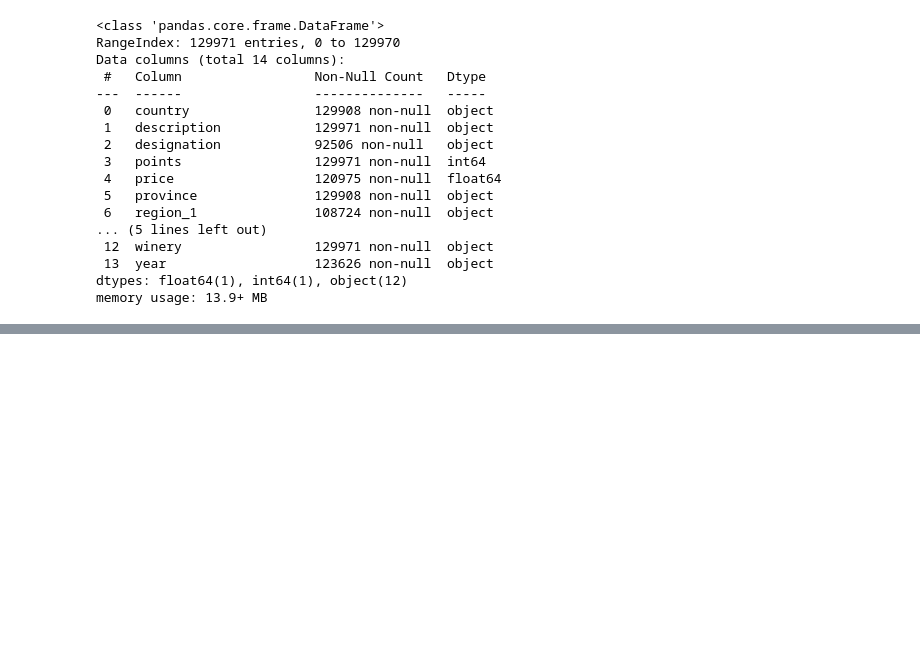
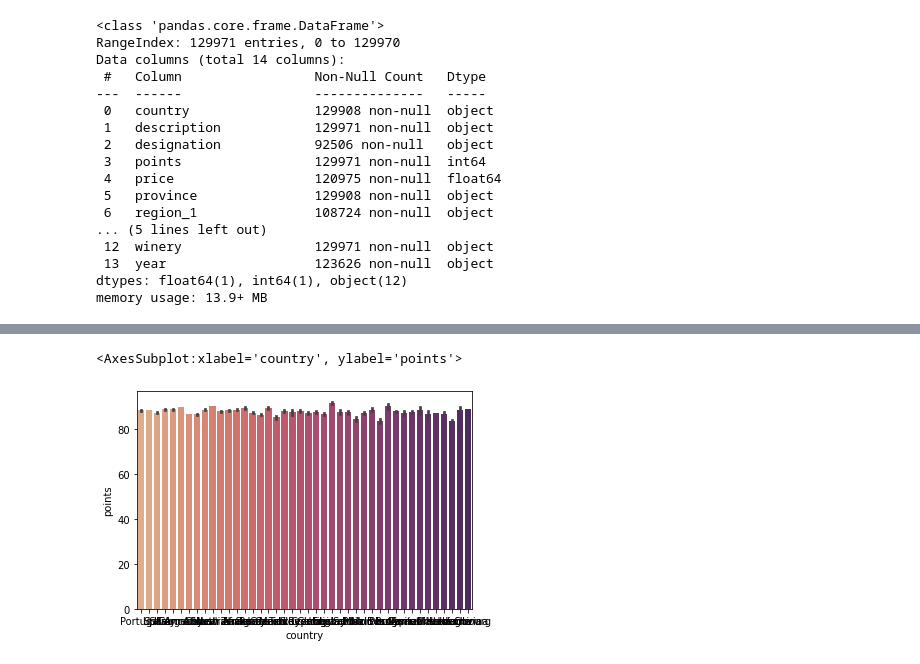
Before and after one commit to whitneyshine/austin_project, a Jupyter notebook: Wine_Ratings.ipynb, the cells around one changed output, grey strips where cells are left out. Cells and saved outputs as stored; diff of their text form; code cells hidden in the pictures; blank space fills up the shorter version.

```diff
--- a/Wine_Ratings.ipynb
+++ b/Wine_Ratings.ipynb
@@ -584,0 +914,6 @@ sns.barplot(x='country', y='points', data=wine_ratings_df, palette='flare')
+# %%
+# Create bar plot of wine ratings by country.
+sns.barplot(x='country', y='points', data=wine_df, palette='flare')
+# %% [output]
+<AxesSubplot:xlabel='country', ylabel='points'>
+[figure, added]
```
Also changed, not shown: parts of 79 cells of this notebook, 3 other files.
